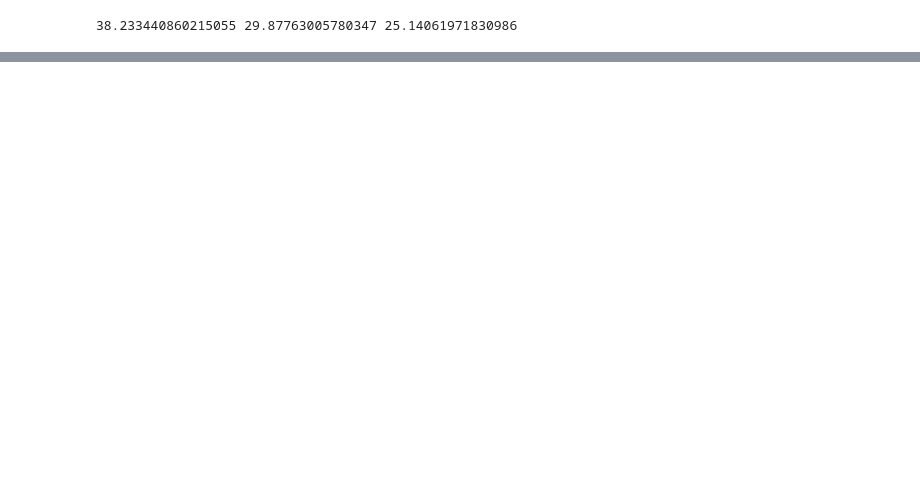
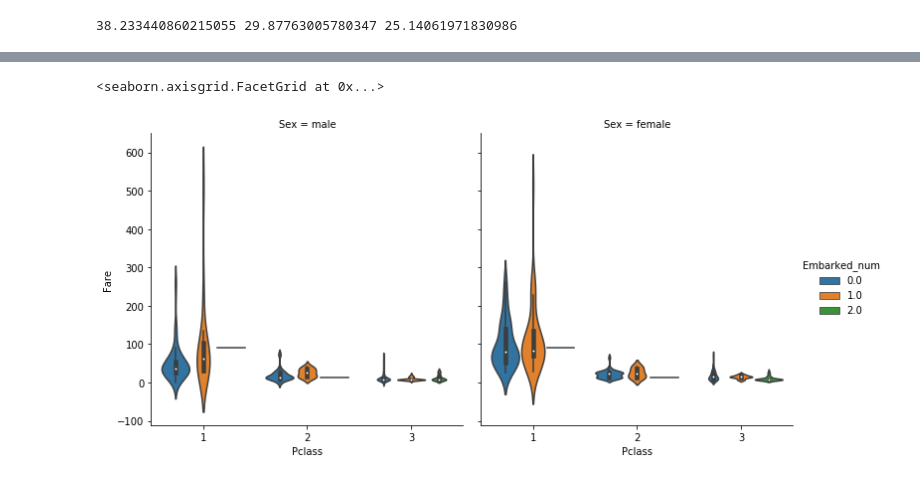
Before and after one commit to nilemarezz/Learn-DataSci01, a Jupyter notebook: Visualisation/Visualisation.ipynb, the cells around one changed output, grey strips where cells are left out. Cells and saved outputs as stored; diff of their text form; code cells hidden in the pictures; blank space fills up the shorter version.

```diff
--- a/Visualisation/Visualisation.ipynb
+++ b/Visualisation/Visualisation.ipynb
@@ -52,0 +99,5 @@ sns.boxplot(df_pre.Pclass ,  df_pre.Age)
+# %%
+sns.factorplot(data = df_pre, x = 'Pclass' , y = 'Fare' ,hue = 'Embarked_num',col = 'Sex', kind = 'violin' )
+# %% [output]
+<seaborn.axisgrid.FacetGrid at 0x...>
+[figure, added]
```
Also changed, not shown: parts of 14 cells of this notebook, 3 other files.
